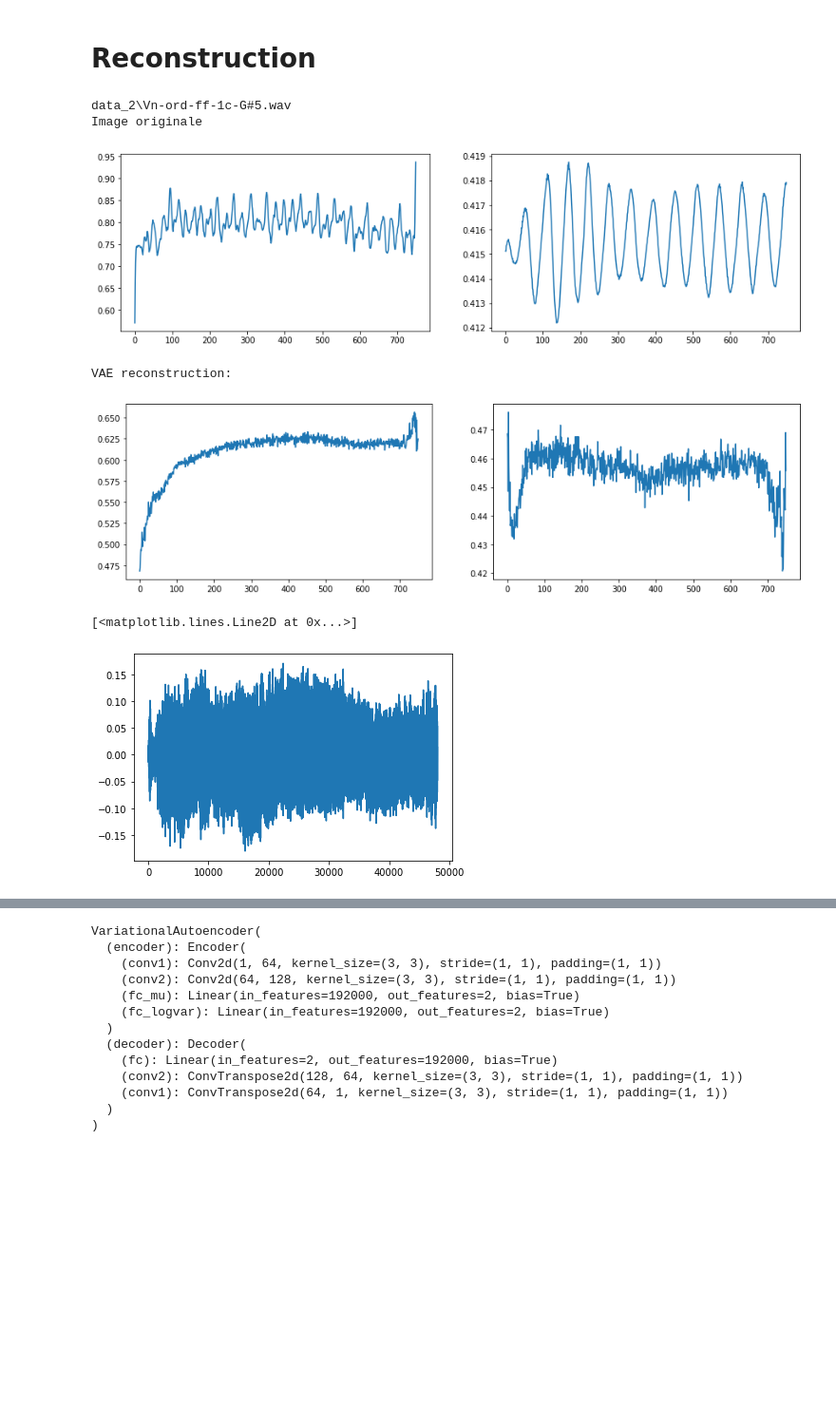
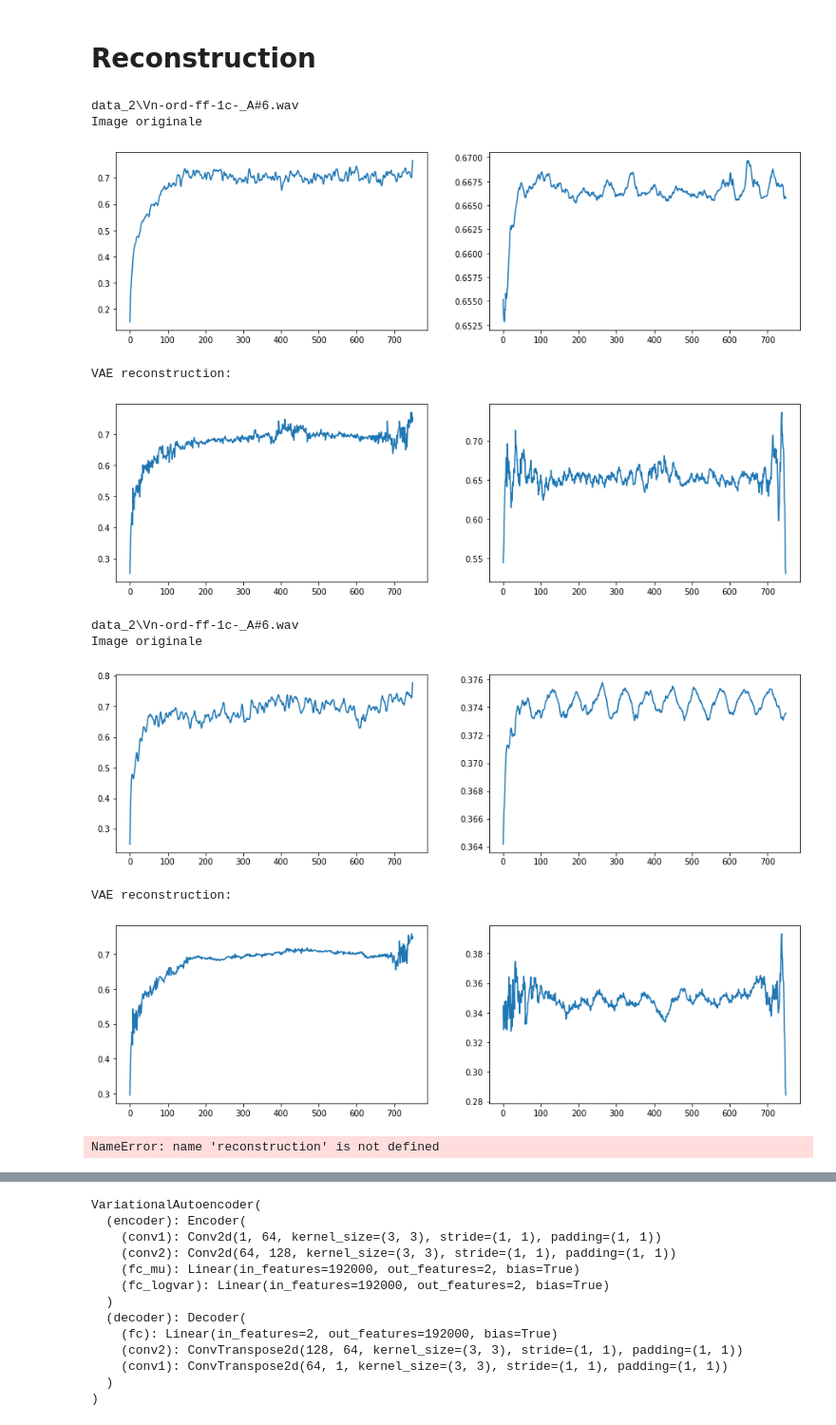
Before and after one commit to ArganVerrier/Learning-controls-and-interactions-for-DDSP, a Jupyter notebook: Solordinario/VAE_Conv2d_V2.ipynb, the cells around one changed output, grey strips where cells are left out. Shown at 95% size. Cells and saved outputs as stored; diff of their text form; code cells hidden in the pictures; blank space fills up the shorter version.

```diff
--- a/Solordinario/VAE_Conv2d_V2.ipynb
+++ b/Solordinario/VAE_Conv2d_V2.ipynb
@@ -11,12 +11,12 @@ from torch.utils.data import DataLoader
 # %%
 ###### Espace latent 2 dimensions
 
-latent_dims = 16
-num_epochs = 15
-batch_size = 20
-capacity = 128
-learning_rate = 1e-4
-variational_beta = 0.05
+latent_dims = 64
+num_epochs = 500
+batch_size = 25
+capacity = 2
+learning_rate = 5e-4
+variational_beta = 0.00001
 # use_gpu = True
 
 
@@ -243,40 +253,46 @@ plt.show()
 # %%
 import numpy as np
 import matplotlib.pyplot as plt
 plt.ion()
 
 import torchvision.utils
 
 vae.eval()
 
 # En entrée, l'image à reconstruire et le modèle utilisé pour la reconstruction
 
-images = train_db[15,:,:]
-# Affichage de l'image originale
-print(dict_r['file_name'][15])
-print('Image originale')
+for i in [119,184]:
+    images = train_db[i,:,:]
+    # Affichage de l'image originale
+    print(dict_r['file_name'][15])
+    print('Image originale')
 
-plt.figure(figsize=(15,4))
-plt.subplot(1,2,1)
-plt.plot((images[0,:]))
-plt.subplot(1,2,2)
-plt.plot((images[1,:]))
-plt.show()
+    plt.figure(figsize=(15,4))
+    plt.subplot(1,2,1)
+    plt.plot((images[0,:]))
+    plt.subplot(1,2,2)
+    plt.plot((images[1,:]))
+    plt.show()
 
-# Reconstruct and visualise the images using the vae
-print('VAE reconstruction:')
-images_recon,a,b = vae(torch.from_numpy(images).view(1,2,750).float())
-images_recon = images_recon.detach().numpy()
-plt.figure(figsize=(15,4))
-plt.subplot(1,2,1)
-plt.plot((images_recon[0,0,:]))
-plt.subplot(1,2,2)
-plt.plot((images_recon[0,1,:]))
-plt.show()
+    # Reconstruct and visualise the images using the vae
+    print('VAE reconstruction:')
+    images_recon,a,b = vae(torch.from_numpy(images).view(1,2,750).float())
+    images_recon = images_recon.detach().numpy()
+    plt.figure(figsize=(15,4))
+    plt.subplot(1,2,1)
+    plt.plot((images_recon[0,0,:]))
+    plt.subplot(1,2,2)
+    plt.plot((images_recon[0,1,:]))
+    plt.show()
 # %% [output]
-data_2\Vn-ord-ff-1c-G#5.wav
+data_2\Vn-ord-ff-1c-_A#6.wav
 Image originale
-[figure, old version]
+[figure, new version]
 VAE reconstruction:
-[figure, old version]
+[figure, new version]
+data_2\Vn-ord-ff-1c-_A#6.wav
+Image originale
+[figure, added]
+VAE reconstruction:
+[figure, added]
 # %%
@@ -298,10 +314,8 @@ reconstruction = ddsp(pitch, loudness)
 # %%
+#Ecouter les sons
 import sounddevice as sd
-sig = reconstruction[0,:,0]
+sig = reconstruction_in[0,:,0]
 sig = sig.detach().numpy()
 sd.play(sig*0.5/np.max(sig), 16000)
+# %% [output]
+NameError: name 'reconstruction' is not defined
-# %%
-plt.plot(sig)
-# %% [output]
-[<matplotlib.lines.Line2D at 0x...>]
-[figure, removed]
```
Also changed, not shown: parts of 12 cells of this notebook, 3 other files.
